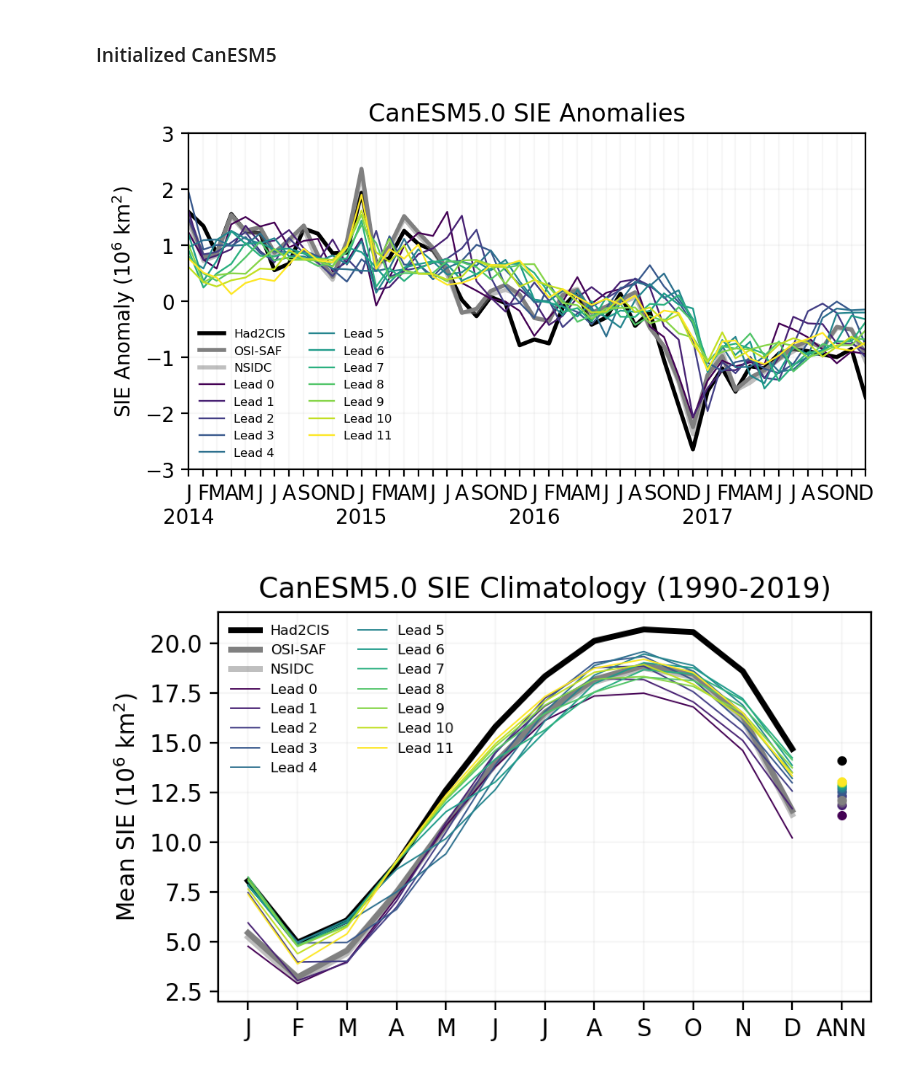
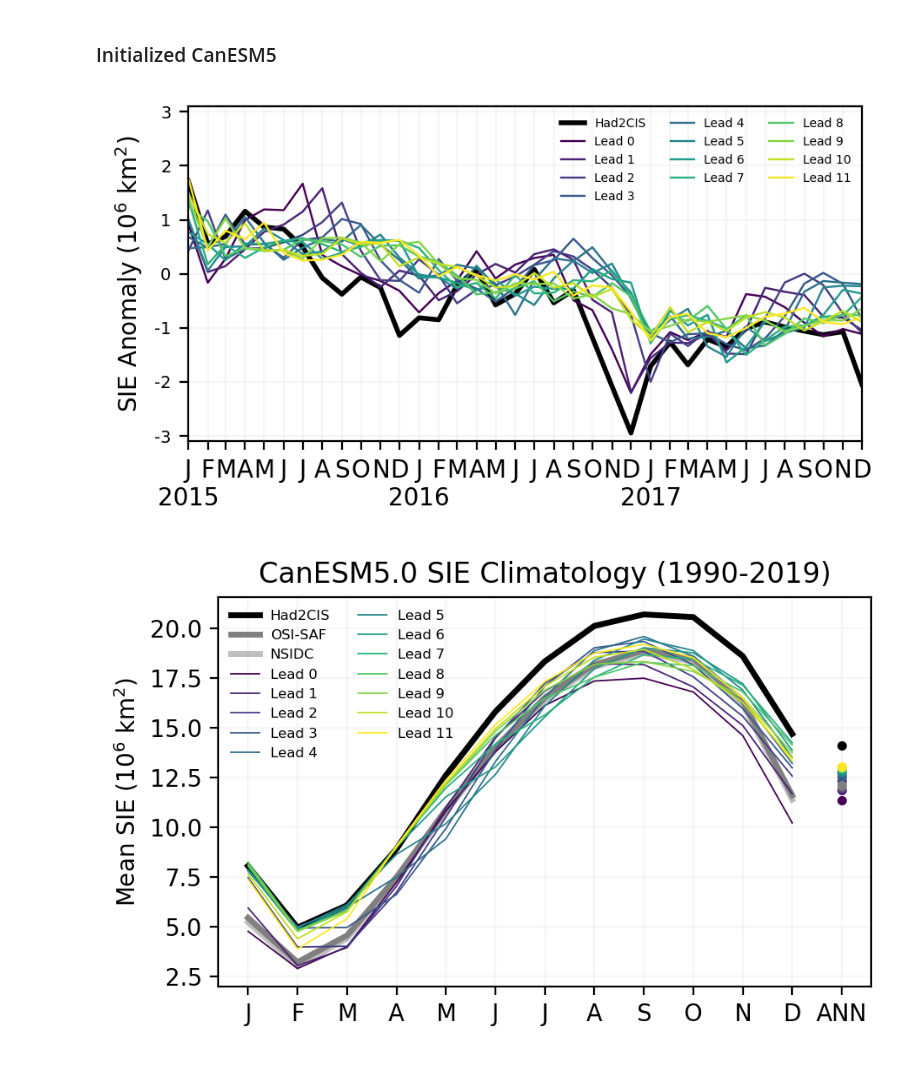
Before and after one commit to bobby-payne/icepack, a Jupyter notebook: notebooks/SIE Timeseries Plots.ipynb, the cells around one changed output. Drawn from its saved outputs; the diff is of its cells as text; code cells hidden in the pictures.

```diff
--- a/notebooks/SIE Timeseries Plots.ipynb
+++ b/notebooks/SIE Timeseries Plots.ipynb
@@ -191,7 +209,7 @@ plt.show()
 # %% [output]
 [figure]
 # %%
-fix,ax=plt.subplots(1,1,figsize=(8,3),dpi=150)
+fix,ax=plt.subplots(1,1,figsize=(4.5,3),dpi=150)
 
 # The data to be plotted, the years over which to plot, labels for legend, etc.
 y0,y1 = [2015,2017]
@@ -213,7 +231,7 @@ ax.set_xticks(np.arange(np.datetime64(f"{y0}-01"),np.datetime64(f"{y1+1}-01"),np
 ax.set_xticklabels(xlabels)
 ax.set_xlabel(None)
 ax.set_ylabel(r"SIE ($10^6\ \mathrm{km}^2$)")
-ax.set_title("SH SIE Anomaly for various Observational Products")
+ax.set_title(None)
 ax.grid(alpha=0.1)
 ax.legend(labels,fontsize=8,frameon=False)
 #ax.axhline(16.5)
@@ -223,25 +240,0 @@ plt.show()
-# %%
-fix,ax=plt.subplots(1,1,figsize=(5,3),dpi=200)
-
-# The data to be plotted. Labels for legend are defined in a previous cell.
-timeseries = [sie_clim_Had2CIS, sie_clim_OSISAF, sie_clim_NSIDC]
-xticklabels = ['J','F','M','A','M','J','J','A','S','O','N','D','ANN']
-colors = ['black', 'violet', 'navy']
-linestyles = ['-','-','-']
-labels = ['Had2CIS','OSI-SAF','NSIDC']
-
-# Plot the data
-for i,data in enumerate(timeseries):
-    ax.plot(data['SIE'].values,color=colors[i],label=labels[i])
-for i,data in enumerate(timeseries):
-    ax.plot(12,data['overall_mean'].values,'.',color=colors[i])
-
-# Other details of the plots
-ax.set_xticks(np.arange(13))
-ax.set_xticklabels(xticklabels)
-ax.set_xlabel(None)
-ax.set_ylabel(r"Mean SIE ($10^6\ \mathrm{km}^2$)")
-ax.set_title(f"SH Sea Ice Extent Climatologies ({daterange_clim[0]}-{daterange_clim[1]})")
-ax.grid(alpha=0.1)
-ax.legend(labels,fontsize=9,frameon=False)
-plt.show()
@@ -391,37 +382,37 @@ plt.show()
 # %% [markdown]
 ### Initialized CanESM5
 # %%
-fix,ax=plt.subplots(1,1,figsize=(6,3),dpi=200)
+fix,ax=plt.subplots(1,1,figsize=(5,2.5),dpi=200)
 
 # The data to be plotted, the years over which to plot, labels for legend, etc.
-y0,y1 = [2014,2017]
+y0,y1 = [2015,2017]
 colors = cm.viridis(np.linspace(0,1,12))
-labels = ['Had2CIS','OSI-SAF','NSIDC','Lead 0','Lead 1','Lead 2','Lead 3','Lead 4','Lead 5','Lead 6','Lead 7','Lead 8','Lead 9','Lead 10','Lead 11']
+labels = ['Had2CIS','Lead 0','Lead 1','Lead 2','Lead 3','Lead 4','Lead 5','Lead 6','Lead 7','Lead 8','Lead 9','Lead 10','Lead 11']
 
 # Plot the data
 sie_anom_Had2CIS.where((sie_anom_Had2CIS['time.year']>=y0) & (sie_anom_Had2CIS['time.year']<=y1),drop=True)['SIE'].plot.line(ax=ax,linewidth=2,color='black')
-sie_anom_OSISAF.where((sie_anom_OSISAF['time.year']>=y0) & (sie_anom_OSISAF['time.year']<=y1),drop=True)['SIE'].plot.line(ax=ax,linewidth=2,color='grey')
-sie_anom_NSIDC.where((sie_anom_NSIDC['time.year']>=y0) & (sie_anom_NSIDC['time.year']<=y1),drop=True)['SIE'].plot.line(ax=ax,linewidth=2,color='grey',alpha=.5)
 for i,data in enumerate(sie_anom_CanESM5_init_lt):
     data = data.drop_vars('lead')
     data.where((data['time.year']>=y0) & (data['time.year']<=y1),drop=True)['SIE'].plot.line(ax=ax,linewidth=.85,color=colors[i])
 
 # Other details of the plots
 xlabels = monthletters*(y1-y0+1)
 for i,yr in enumerate(np.arange(y0,y1+1,1)):
     xlabels[12*i] += f'\n{yr}'
 ax.set_xlim(np.datetime64(f"{y0}-01"),np.datetime64(f"{y1}-12"))
 ax.set_xticks(np.arange(np.datetime64(f"{y0}-01"),np.datetime64(f"{y1+1}-01"),np.timedelta64(1,"M")))
 ax.set_xticklabels(xlabels)
 ax.set_xlabel(None)
 ax.set_ylabel(r"SIE Anomaly ($10^6\ \mathrm{km}^2$)")
-ax.set_ylim(-3,3)
-ax.set_title("CanESM5.0 SIE Anomalies")
+ax.set_ylim(-3.1,3.1)
+ax.set_yticks(np.arange(-3,3+1,1))
+ax.set_yticklabels(np.arange(-3,3+1,1),size=7)
+ax.set_title(None)
 ax.grid(alpha=0.1)
-ax.legend(labels,ncols=2,fontsize=6,frameon=False)
+ax.legend(labels,ncols=3,fontsize=5,frameon=False)
 plt.show()
 # %% [output]
-[figure, old version]
+[figure, new version]
 # %%
 fix,ax=plt.subplots(1,1,figsize=(5,3),dpi=200)
 
```
Also changed, not shown: parts of 11 cells of this notebook, 12 other files.
